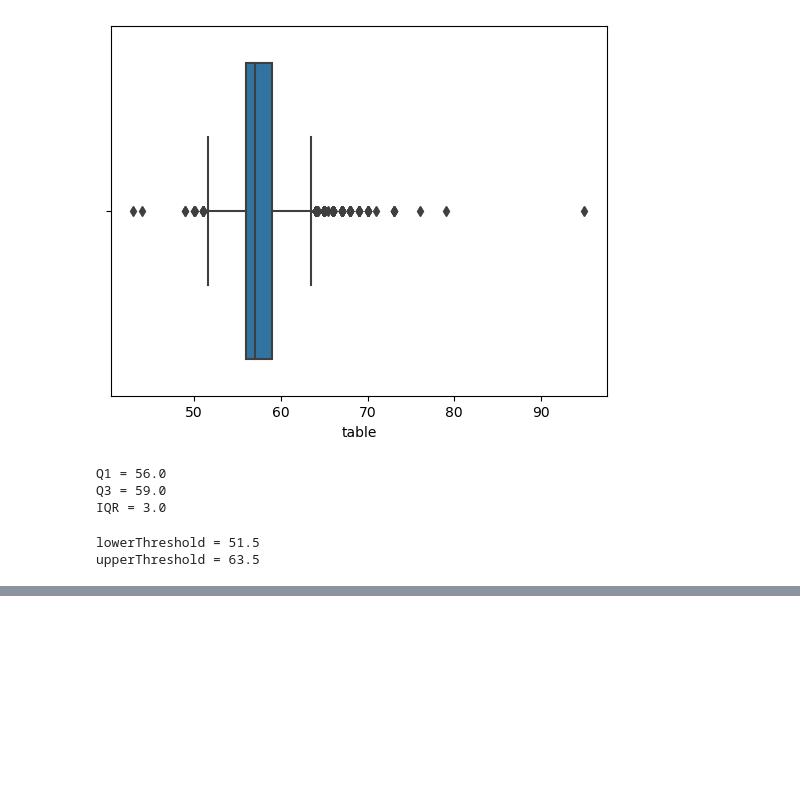
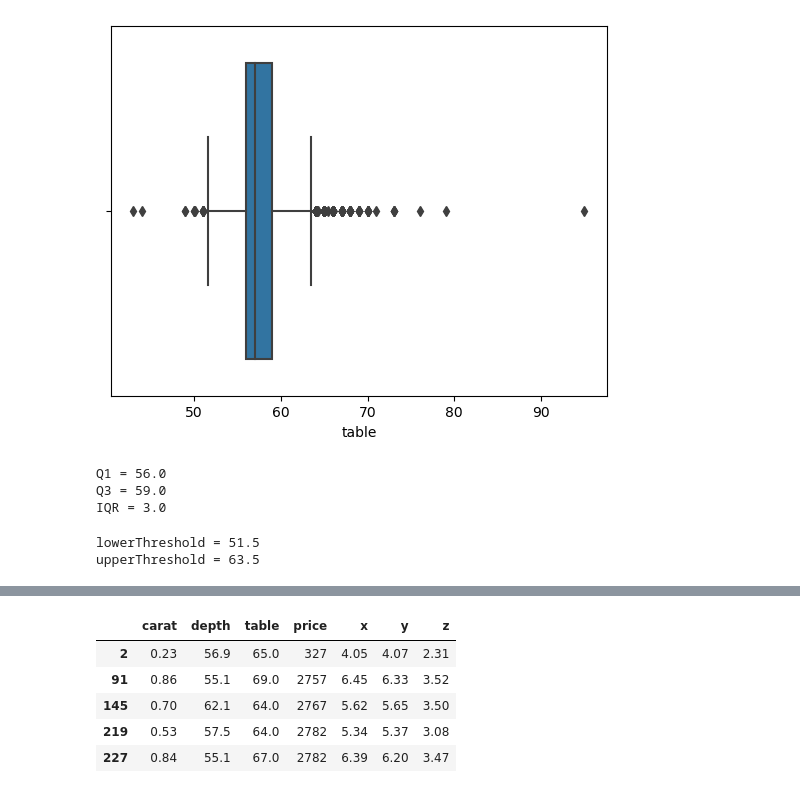
Before and after one commit to SparrowHere/California_Housing_Prices_Analysis, a Jupyter notebook: Key Concepts of Machine Learning.ipynb, the cells around one changed output, grey strips where cells are left out. Cells and saved outputs as stored; diff of their text form; code cells hidden in the pictures; blank space fills up the shorter version.

```diff
--- a/Key Concepts of Machine Learning.ipynb
+++ b/Key Concepts of Machine Learning.ipynb
@@ -272,0 +290,10 @@ upperThreshold = 63.5
+# %%
+outliers = df[(df["table"] > upperThreshold) | (df["table"] < lowerThreshold)]
+outliers.head()
+# %% [output]
+|  | carat | depth | table | price | x | y | z |
+| 2 | 0.23 | 56.9 | 65.0 | 327 | 4.05 | 4.07 | 2.31 |
+| 91 | 0.86 | 55.1 | 69.0 | 2757 | 6.45 | 6.33 | 3.52 |
+| 145 | 0.70 | 62.1 | 64.0 | 2767 | 5.62 | 5.65 | 3.50 |
+| 219 | 0.53 | 57.5 | 64.0 | 2782 | 5.34 | 5.37 | 3.08 |
+| 227 | 0.84 | 55.1 | 67.0 | 2782 | 6.39 | 6.20 | 3.47 |
```
Also changed, not shown: parts of 2 cells of this notebook.
